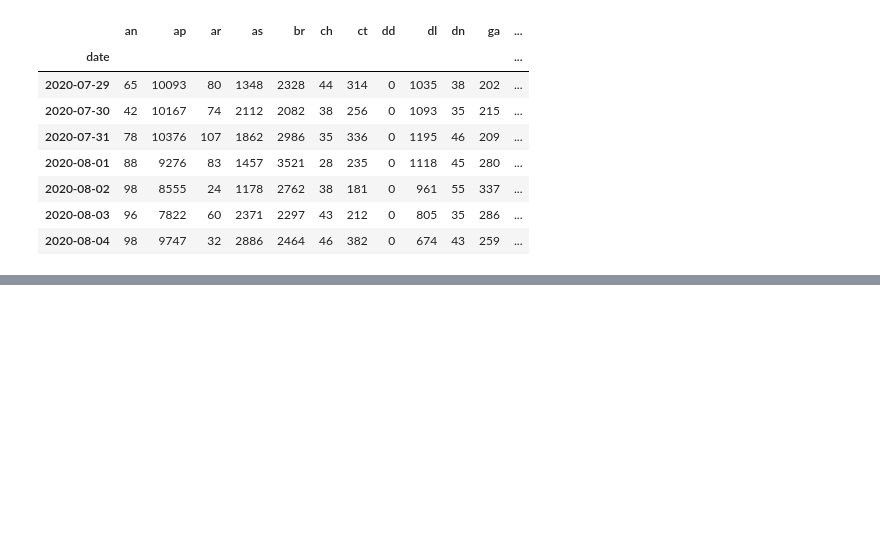
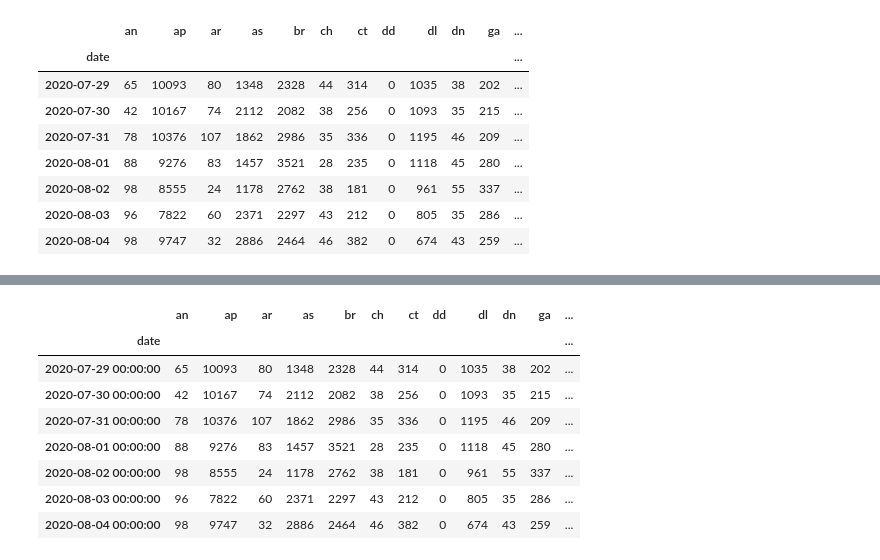
Before and after one commit to swami-gait/Foundations_of_datascience, a Jupyter notebook: FDS_WK11_DataViz.ipynb, the cells around one changed output, grey strips where cells are left out. Cells and saved outputs as stored; diff of their text form; code cells hidden in the pictures; blank space fills up the shorter version.

```diff
--- a/FDS_WK11_DataViz.ipynb
+++ b/FDS_WK11_DataViz.ipynb
@@ -148,0 +163,16 @@ df.tail(7)
+# %%
+def colour_red_negative(x):
+    color = 'red'if x<0 else'white'
+    return 'color:'+ color
+# %%
+df.style.applymap(colour_red_negative)
+# %% [output]
+|  | an | ap | ar | as | br | ch | ct | dd | dl | dn | ga | ... |
+| date |  |  |  |  |  |  |  |  |  |  |  | ... |
+| 2020-07-29 00:00:00 | 65 | 10093 | 80 | 1348 | 2328 | 44 | 314 | 0 | 1035 | 38 | 202 | ... |
+| 2020-07-30 00:00:00 | 42 | 10167 | 74 | 2112 | 2082 | 38 | 256 | 0 | 1093 | 35 | 215 | ... |
+| 2020-07-31 00:00:00 | 78 | 10376 | 107 | 1862 | 2986 | 35 | 336 | 0 | 1195 | 46 | 209 | ... |
+| 2020-08-01 00:00:00 | 88 | 9276 | 83 | 1457 | 3521 | 28 | 235 | 0 | 1118 | 45 | 280 | ... |
+| 2020-08-02 00:00:00 | 98 | 8555 | 24 | 1178 | 2762 | 38 | 181 | 0 | 961 | 55 | 337 | ... |
+| 2020-08-03 00:00:00 | 96 | 7822 | 60 | 2371 | 2297 | 43 | 212 | 0 | 805 | 35 | 286 | ... |
+| 2020-08-04 00:00:00 | 98 | 9747 | 32 | 2886 | 2464 | 46 | 382 | 0 | 674 | 43 | 259 | ... |
```
Also changed, not shown: parts of 6 cells of this notebook.
